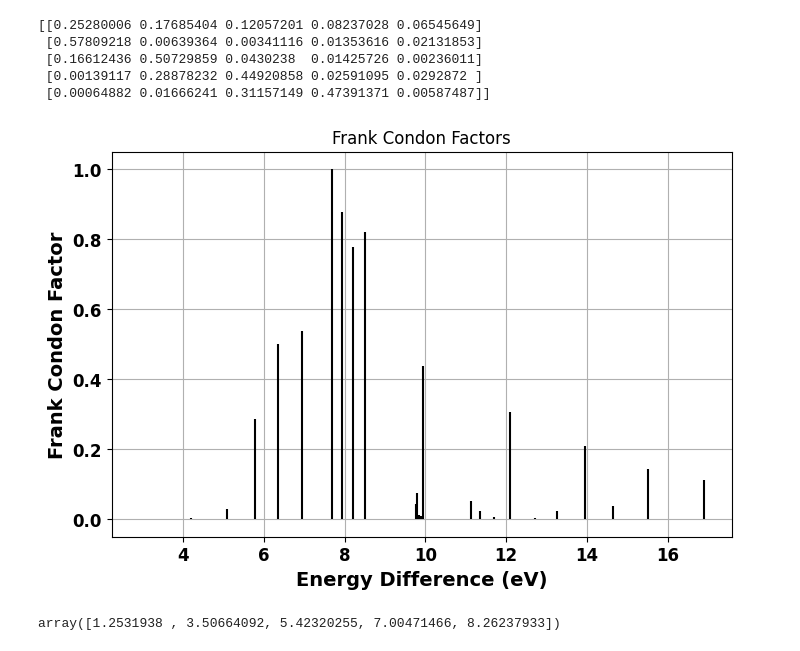
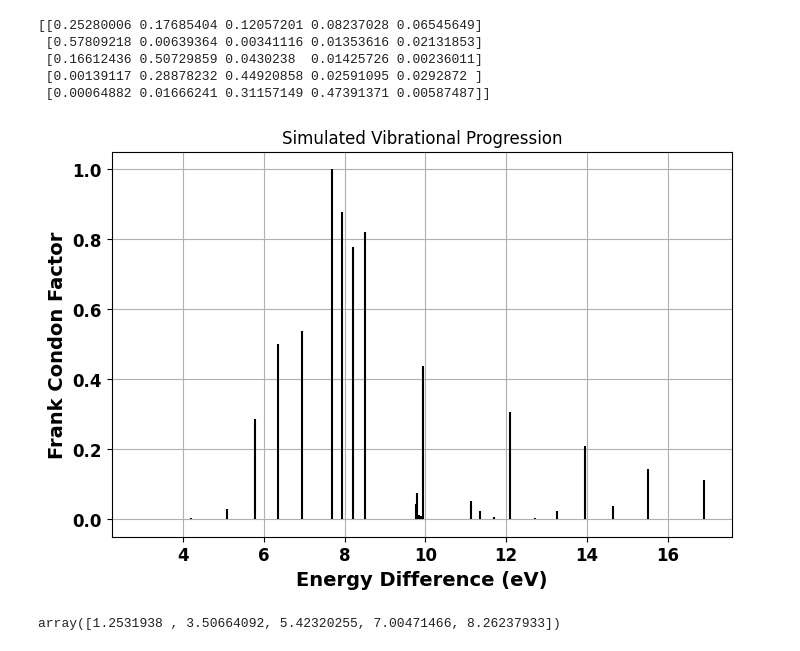
Before and after one commit to C-Omkar/CHEM548-Project1, a Jupyter notebook: Project1.ipynb, the cells around one changed output. Drawn from its saved outputs; the diff is of its cells as text; code cells hidden in the pictures.

```diff
--- a/Project1.ipynb
+++ b/Project1.ipynb
@@ -439,32 +441,32 @@ print(frank_condon)
 # %%
 deles = []
 fcs = []
 
 for i in range(5):
     for j in range(5):
         deles.append(morse2_eigvals[j] - morse1_eigvals[i])
         fcs.append(frank_condon[i, j])
 
 indices = np.argsort(deles)
 deles = np.array(deles)[indices]
 fcs = np.array(fcs)[indices]
 fcs = fcs / np.max(fcs)
 
 # vertical peaks at the energy differences
 plt.figure(figsize=(8, 5))
 for i in range(len(deles)):
     plt.vlines(deles[i], 0, fcs[i], color="black")
 plt.xlabel("Energy Difference (eV)", fontsize=14, fontweight="bold")
 plt.ylabel("Frank Condon Factor", fontsize=14, fontweight="bold")
 plt.xticks(fontsize=12, fontweight="bold")
 plt.yticks(fontsize=12, fontweight="bold")
-plt.title("Frank Condon Factors")
+plt.title("Simulated Vibrational Progression")
 plt.grid(True)
-plt.savefig("frank_condon.png")
+plt.savefig(f"{plots_dir}frank_condon.png")
 plt.show()
 plt.close()
 # %% [output]
-[figure, old version]
+[figure, new version]
 # %%
 morse1_eigvals[:5]
 # %% [output]
```
Also changed, not shown: parts of 9 cells of this notebook, 41 other files.
